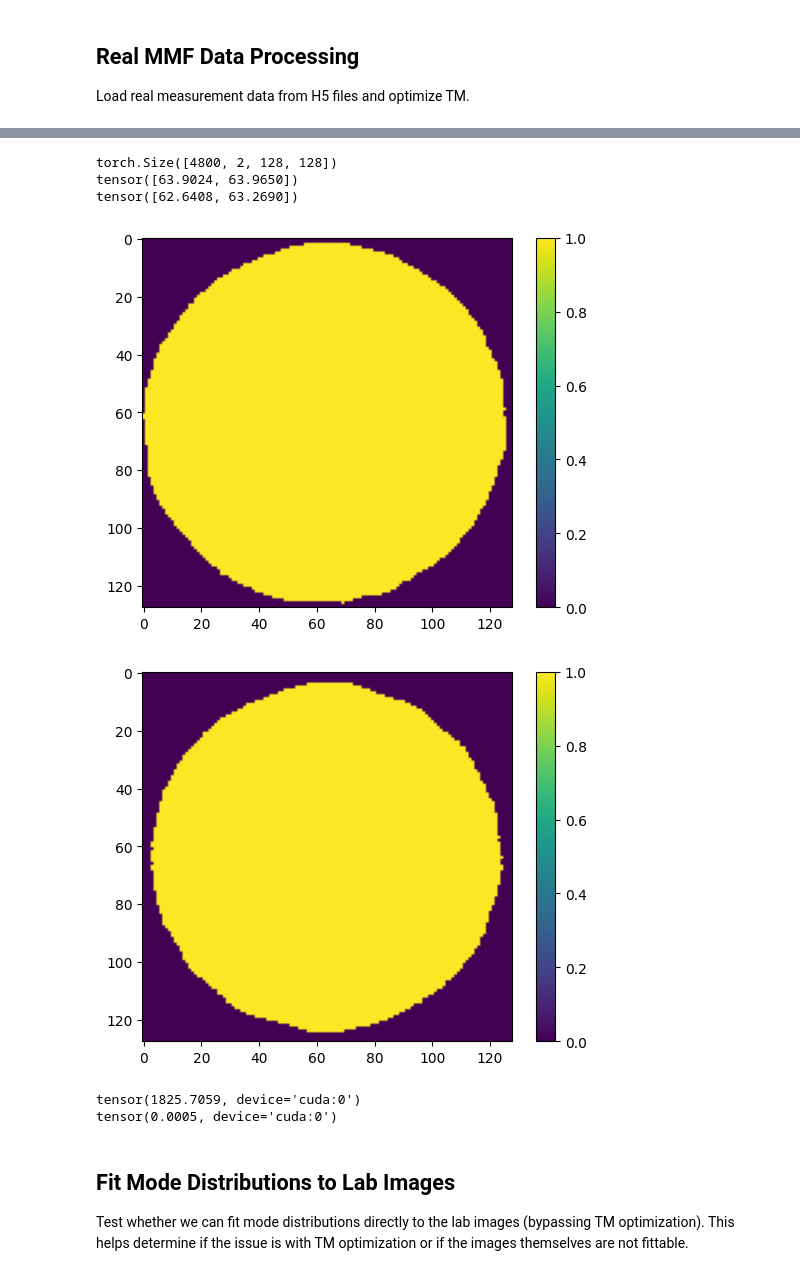
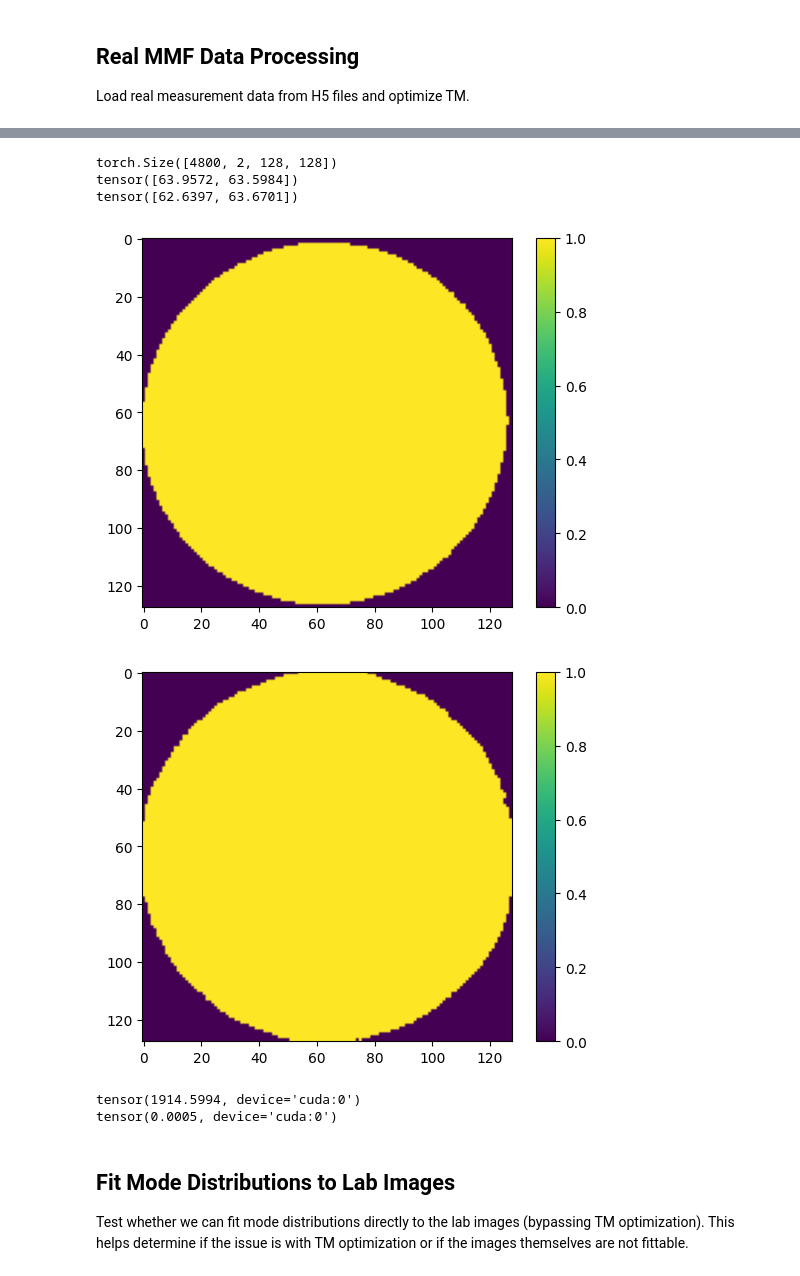
Before and after one commit to dvirmarsh/TM_aquisition, a Jupyter notebook: TM_retrieve.ipynb, the cells around one changed output, grey strips where cells are left out. Saved outputs shown, nothing was run; the diff lists cells and outputs as text; code cells hidden in the pictures.

```diff
--- a/TM_retrieve.ipynb
+++ b/TM_retrieve.ipynb
@@ -653,7 +669,7 @@ Load real measurement data from H5 files and optimize TM.
 # %%
 # ===== Real MMF Data Processing =====
 # Configuration
-h5_file_path = "measurement_sampler_data2.h5"  # Update with your H5 file path
+h5_file_path = "measurement_sampler_data3.h5"  # Update with your H5 file path
 experiment_group = "experiment_0"  # Update with the experiment group name
 train_test_ratio = 0.8  # 80% training, 20% testing
 
@@ -997,29 +1015,29 @@ Visualization complete!
 # %%
 print(train_data['intensity_targets'].shape)
 im_sum = train_data['intensity_targets'].sum(dim=0)
-mask = im_sum > 1000
+mask = im_sum > 2000
 
 dens = mask/mask.sum(dim=(1,2),keepdim=True)
 x = torch.linspace(0, 127, 128)
 X,Y = torch.meshgrid(x,x)
 x_0 = (X*dens.cpu()).sum(dim=(1,2))
 y_0 = (Y*dens.cpu()).sum(dim=(1,2))
 print(x_0)
 print(y_0)
 plt.figure()
 plt.imshow(mask[0].cpu().numpy())
 plt.colorbar()
 plt.show()
 plt.figure()
 plt.imshow(mask[1].cpu().numpy())
 plt.colorbar()
 plt.show()
 # %% [output]
 torch.Size([4800, 2, 128, 128])
-tensor([63.9024, 63.9650])
-tensor([62.6408, 63.2690])
+tensor([63.9572, 63.5984])
+tensor([62.6397, 63.6701])
-[figure, old version]
+[figure, new version]
-[figure, old version]
+[figure, new version]
 # %%
 dx_cam = 3.45e-6
 dx_im = {'tran': dx_cam/50.0, 'ref': dx_cam/50.0}
@@ -1045,7 +1063,7 @@ b = a[:,0]/a[:,1]*(dx_final_t['tran']['im']*50/dx_final_t['tran']['four'])**2*12
 print(b.mean()-1.0)
 print(1/(1+b.mean()))
 # %% [output]
-tensor(1825.7059, device='cuda:0')
+tensor(1914.5994, device='cuda:0')
 tensor(0.0005, device='cuda:0')
 # %% [markdown]
 ## Fit Mode Distributions to Lab Images
```
Also changed, not shown: parts of 7 cells of this notebook, 2 other files.
